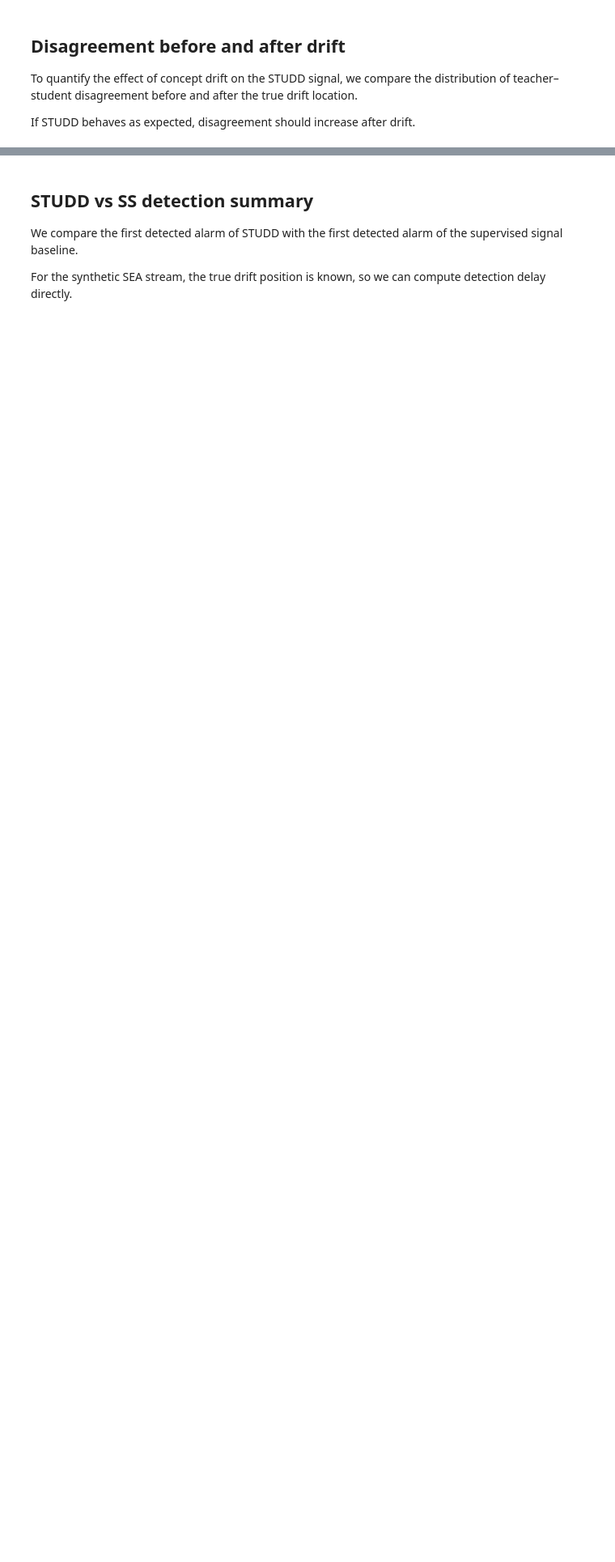
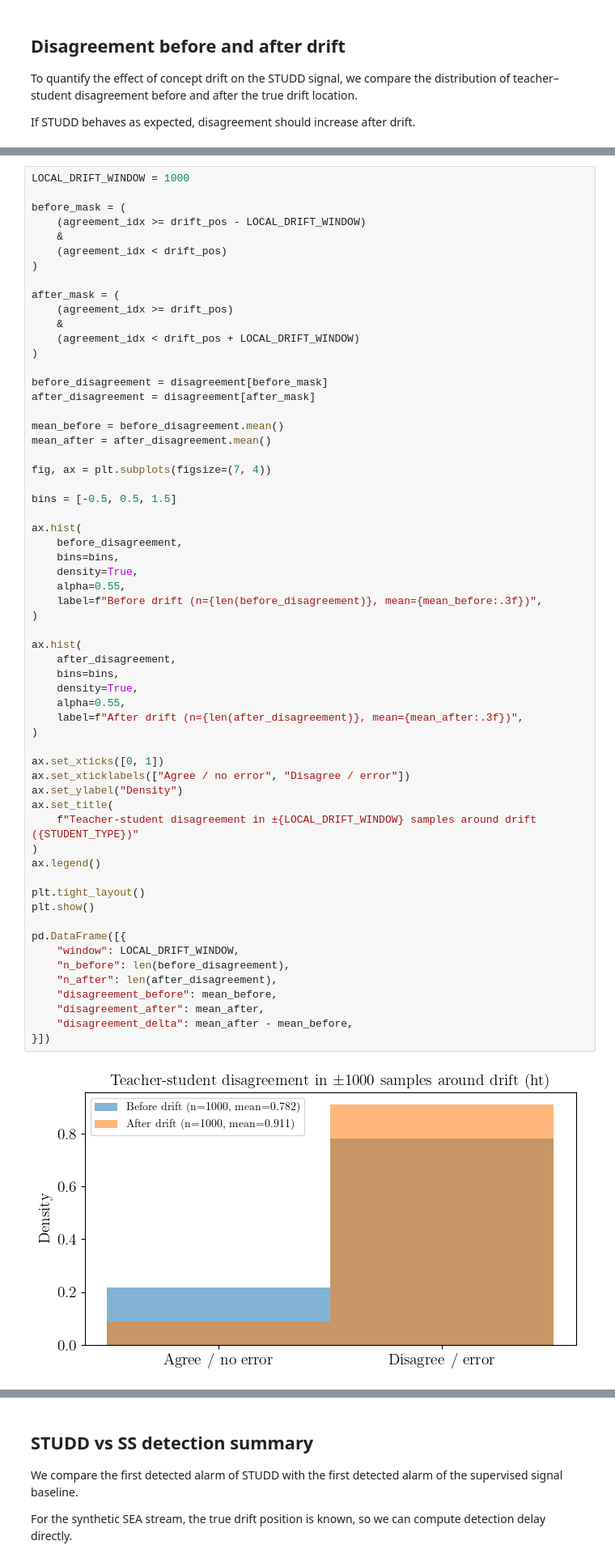
Before and after one commit to EiriniTzan/master-thesis, a Jupyter notebook: notebooks/test_synthetic_studd.ipynb, the cells around one changed output, grey strips where cells are left out. Shown at 81% size. Drawn from its saved outputs; the diff is of its cells as text; blank space fills up the shorter version.

```diff
--- a/notebooks/test_synthetic_studd.ipynb
+++ b/notebooks/test_synthetic_studd.ipynb
@@ -441,0 +409,62 @@ plt.show()
+# %%
+LOCAL_DRIFT_WINDOW = 1000
+
+before_mask = (
+    (agreement_idx >= drift_pos - LOCAL_DRIFT_WINDOW)
+    &
+    (agreement_idx < drift_pos)
+)
+
+after_mask = (
+    (agreement_idx >= drift_pos)
+    &
+    (agreement_idx < drift_pos + LOCAL_DRIFT_WINDOW)
+)
+
+before_disagreement = disagreement[before_mask]
+after_disagreement = disagreement[after_mask]
+
+mean_before = before_disagreement.mean()
+mean_after = after_disagreement.mean()
+
+fig, ax = plt.subplots(figsize=(7, 4))
+
+bins = [-0.5, 0.5, 1.5]
+
+ax.hist(
+    before_disagreement,
+    bins=bins,
+    density=True,
+    alpha=0.55,
+    label=f"Before drift (n={len(before_disagreement)}, mean={mean_before:.3f})",
+)
+
+ax.hist(
+    after_disagreement,
+    bins=bins,
+    density=True,
+    alpha=0.55,
+    label=f"After drift (n={len(after_disagreement)}, mean={mean_after:.3f})",
+)
+
+ax.set_xticks([0, 1])
+ax.set_xticklabels(["Agree / no error", "Disagree / error"])
+ax.set_ylabel("Density")
+ax.set_title(
+    f"Teacher-student disagreement in ±{LOCAL_DRIFT_WINDOW} samples around drift ({STUDENT_TYPE})"
+)
+ax.legend()
+
+plt.tight_layout()
+plt.show()
+
+pd.DataFrame([{
+    "window": LOCAL_DRIFT_WINDOW,
+    "n_before": len(before_disagreement),
+    "n_after": len(after_disagreement),
+    "disagreement_before": mean_before,
+    "disagreement_after": mean_after,
+    "disagreement_delta": mean_after - mean_before,
+}])
+# %% [output]
+[figure, added]
```
Also changed, not shown: parts of 12 cells of this notebook, 1 other file.
